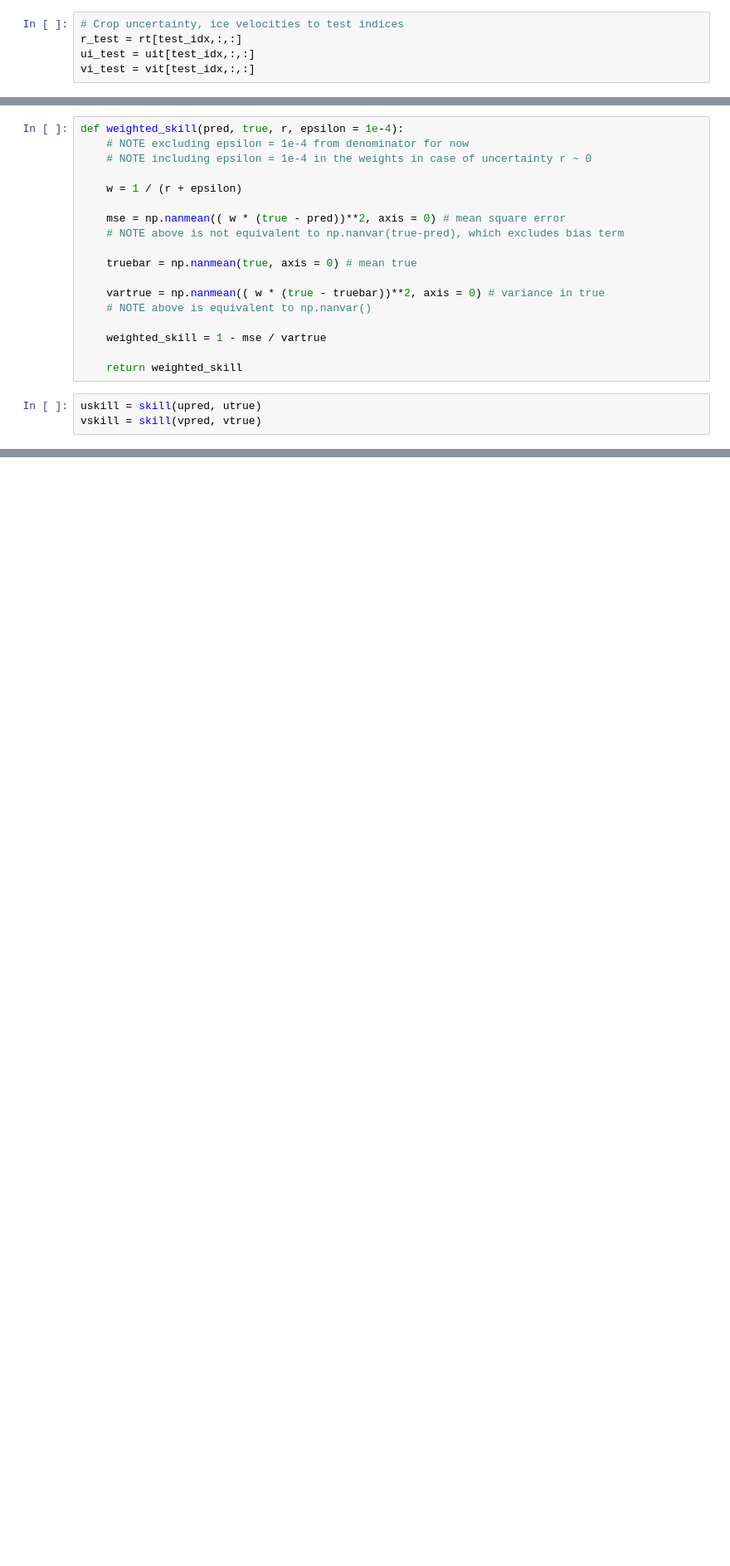
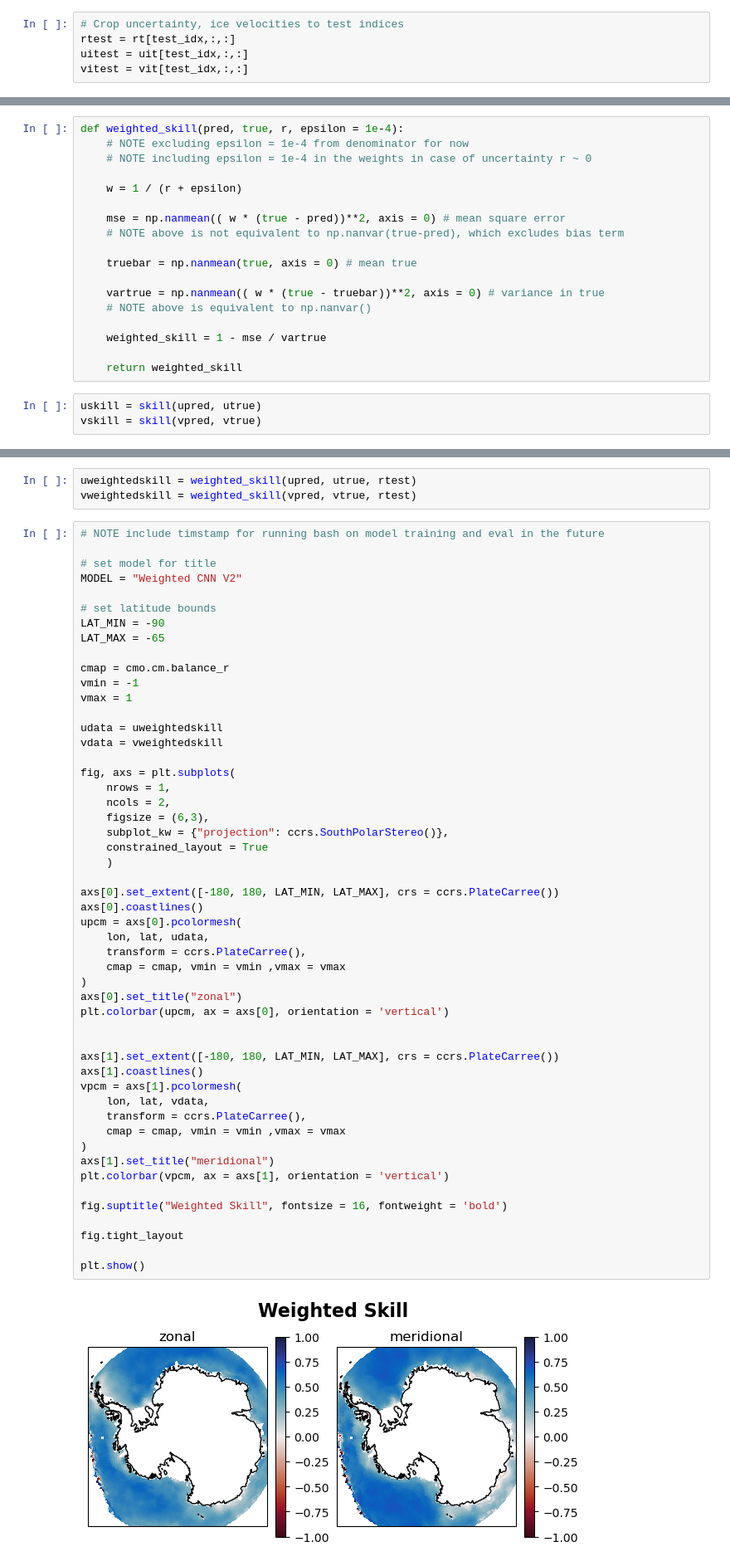
Before and after one commit to jackbassham/thesis-rough, a Jupyter notebook: results/evaluate_wcnn.ipynb, the cells around one changed output, grey strips where cells are left out. Shown: that part at 83% size. Saved outputs shown, nothing was run; the diff lists cells and outputs as text; blank space fills up the shorter version.

```diff
--- a/results/evaluate_wcnn.ipynb
+++ b/results/evaluate_wcnn.ipynb
@@ -53,9 +53,9 @@ uit = data['uitn']
 vit = data['vitn']
 # %%
 # Crop uncertainty, ice velocities to test indices
-r_test = rt[test_idx,:,:]
-ui_test = uit[test_idx,:,:]
-vi_test = vit[test_idx,:,:]
+rtest = rt[test_idx,:,:]
+uitest = uit[test_idx,:,:]
+vitest = vit[test_idx,:,:]
 # %%
 # Delete unused variables from memory
 del data, rt, uit, vit
@@ -185,0 +201,56 @@ AttributeError: Figure.set() got an unexpected keyword argument 'projection'
+# %%
+uweightedskill = weighted_skill(upred, utrue, rtest)
+vweightedskill = weighted_skill(vpred, vtrue, rtest)
+# %%
+# NOTE include timstamp for running bash on model training and eval in the future
+
+# set model for title
+MODEL = "Weighted CNN V2"
+
+# set latitude bounds
+LAT_MIN = -90
+LAT_MAX = -65
+
+cmap = cmo.cm.balance_r
+vmin = -1
+vmax = 1
+
+udata = uweightedskill
+vdata = vweightedskill
+
+fig, axs = plt.subplots(
+    nrows = 1,
+    ncols = 2,
+    figsize = (6,3),
+    subplot_kw = {"projection": ccrs.SouthPolarStereo()},
+    constrained_layout = True
+    )
+
+axs[0].set_extent([-180, 180, LAT_MIN, LAT_MAX], crs = ccrs.PlateCarree())
+axs[0].coastlines()
+upcm = axs[0].pcolormesh(
+    lon, lat, udata,
+    transform = ccrs.PlateCarree(),
+    cmap = cmap, vmin = vmin ,vmax = vmax
+)
+axs[0].set_title("zonal")
+plt.colorbar(upcm, ax = axs[0], orientation = 'vertical')
+
+
+axs[1].set_extent([-180, 180, LAT_MIN, LAT_MAX], crs = ccrs.PlateCarree())
+axs[1].coastlines()
+vpcm = axs[1].pcolormesh(
+    lon, lat, vdata,
+    transform = ccrs.PlateCarree(),
+    cmap = cmap, vmin = vmin ,vmax = vmax
+)
+axs[1].set_title("meridional")
+plt.colorbar(vpcm, ax = axs[1], orientation = 'vertical')
+
+fig.suptitle("Weighted Skill", fontsize = 16, fontweight = 'bold')
+
+fig.tight_layout
+
+plt.show()
+# %% [output]
+[figure, added]
```
Also changed, not shown: parts of 8 cells of this notebook.
